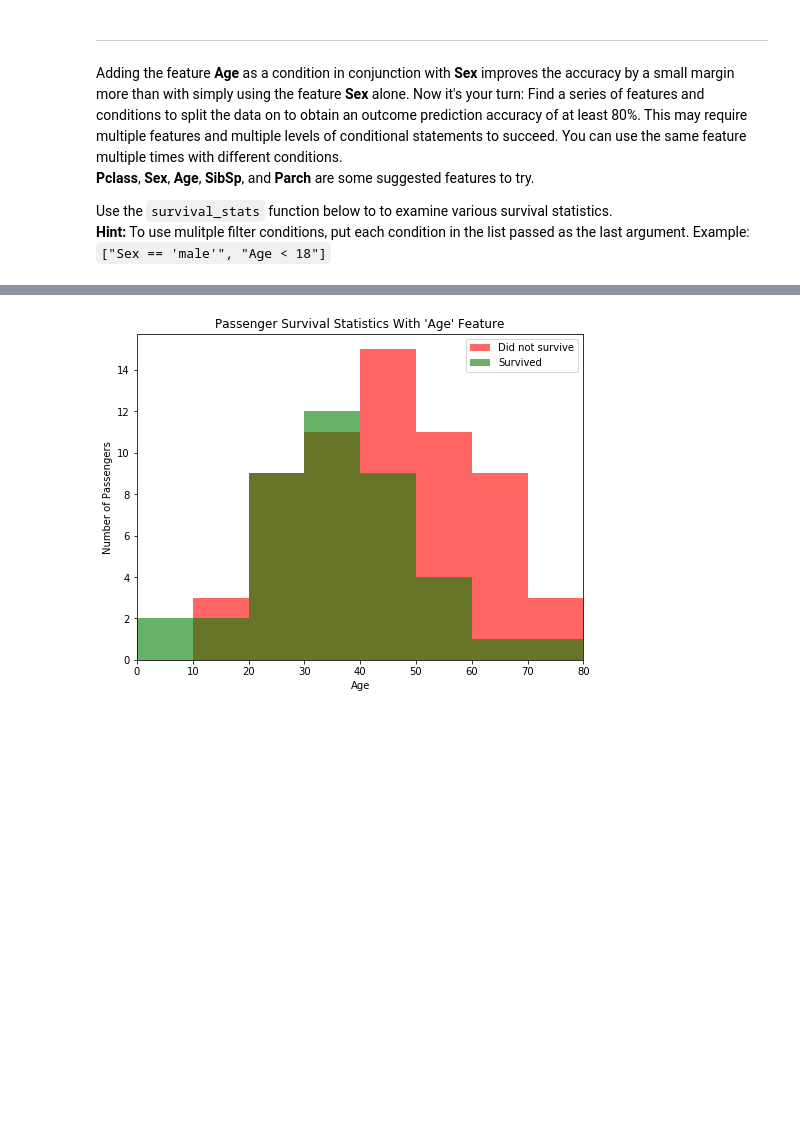
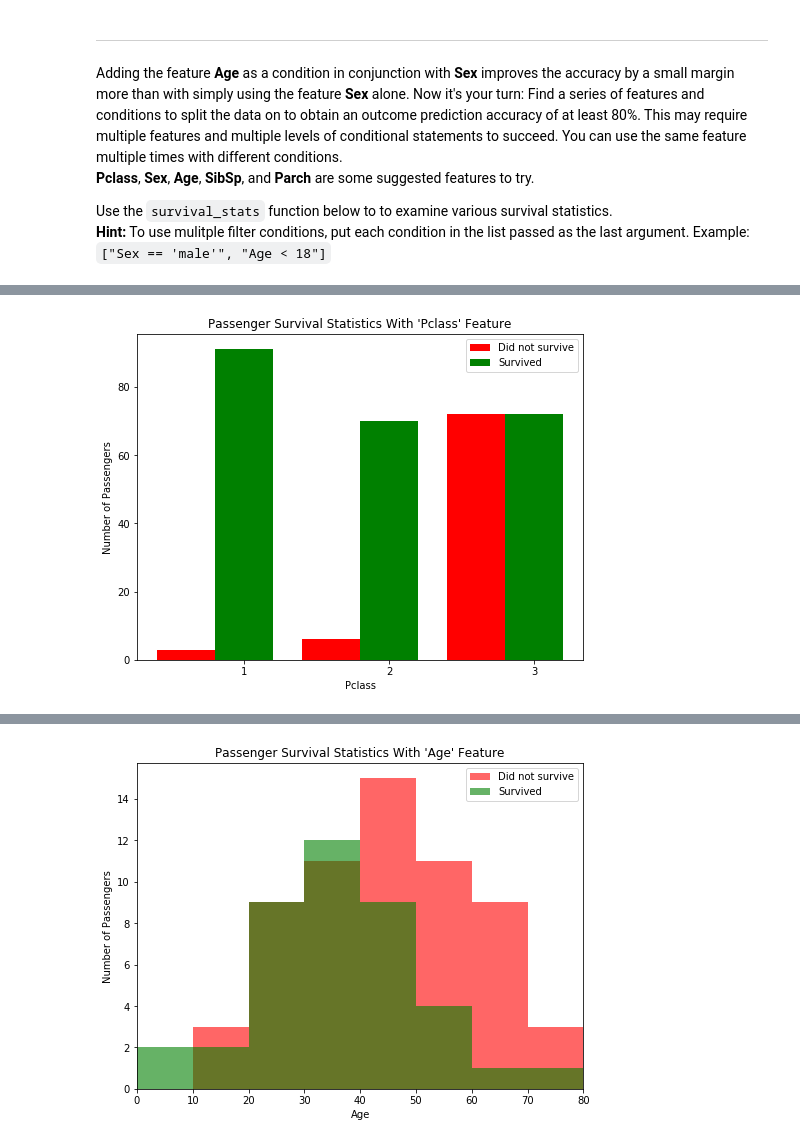
Before and after one commit to dungpt3003/machine-learning, a Jupyter notebook: projects/titanic_survival_exploration/titanic_survival_exploration.ipynb, the cells around one changed output, grey strips where cells are left out. Cells and saved outputs as stored; diff of their text form; code cells hidden in the pictures; blank space fills up the shorter version.

```diff
--- a/projects/titanic_survival_exploration/titanic_survival_exploration.ipynb
+++ b/projects/titanic_survival_exploration/titanic_survival_exploration.ipynb
@@ -215,0 +221,5 @@ Use the `survival_stats` function below to to examine various survival statistic
+# %%
+# Figure 3
+vs.survival_stats(data, outcomes, 'Pclass', ["Sex == 'female'"])
+# %% [output]
+[figure, added]
```
Also changed, not shown: parts of 9 cells of this notebook, 1 other file.
